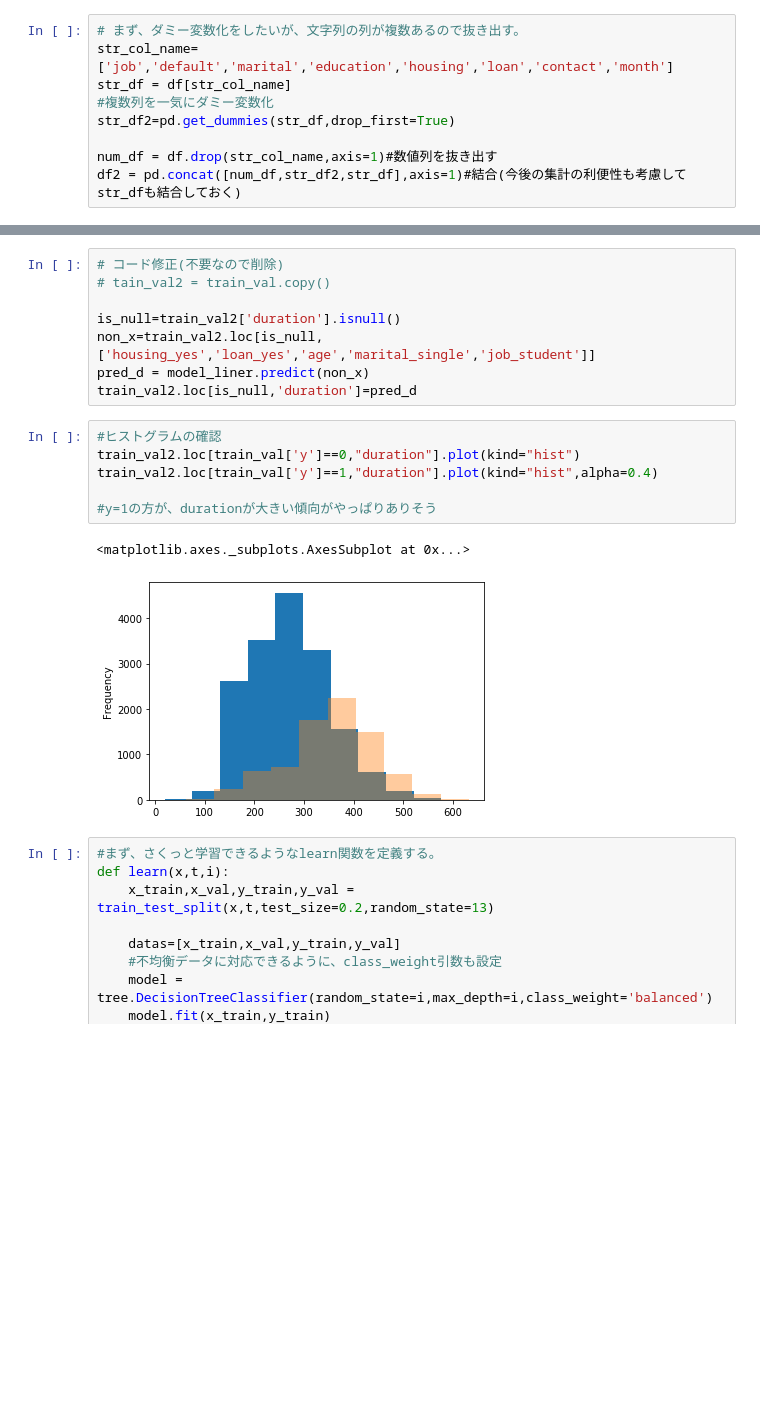
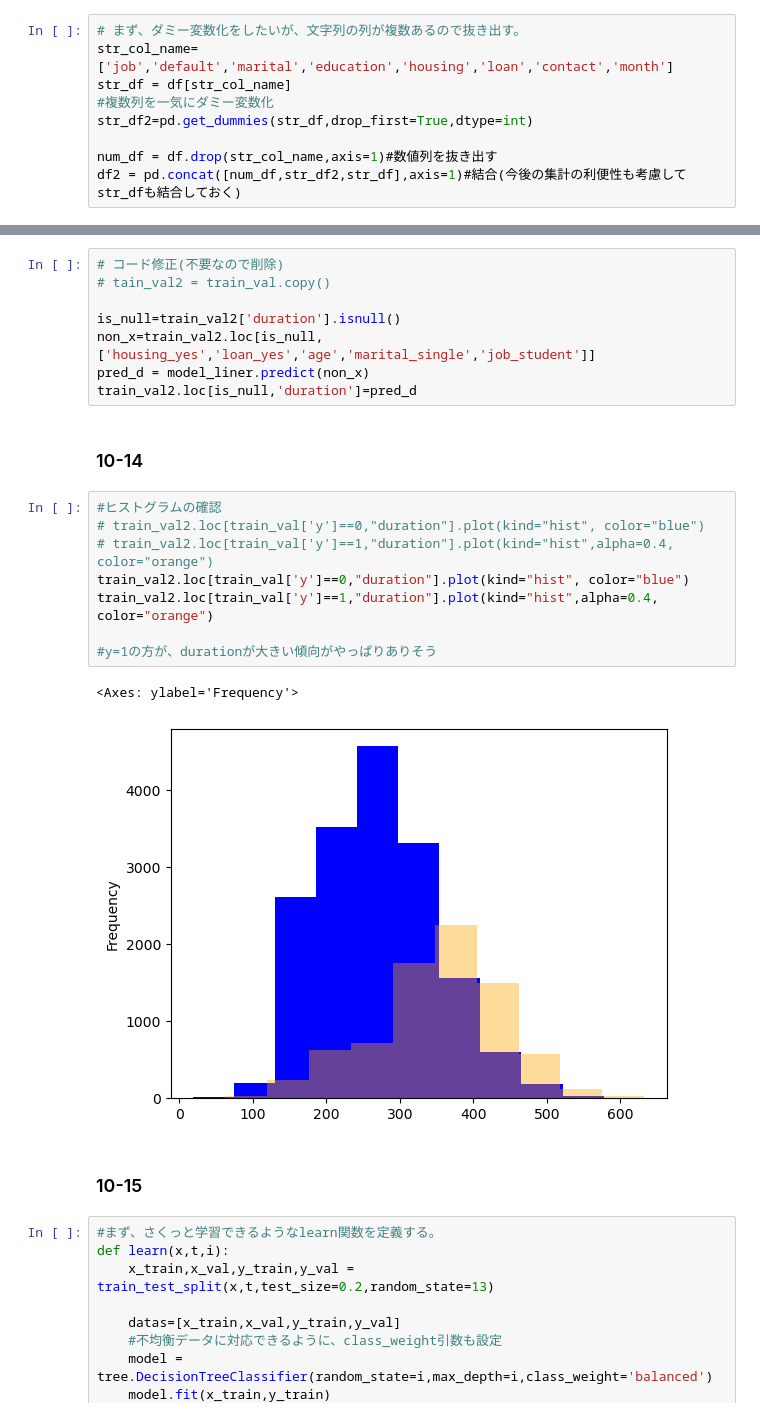
Before and after one commit to ahiru3test/aiai, a Jupyter notebook: notebook/sukkiri-ml-codes/ipynb/chap10a.ipynb, the cells around one changed output, grey strips where cells are left out. Drawn from its saved outputs; the diff is of its cells as text; blank space fills up the shorter version.

```diff
--- a/notebook/sukkiri-ml-codes/ipynb/chap10a.ipynb
+++ b/notebook/sukkiri-ml-codes/ipynb/chap10a.ipynb
@@ -396,7 +628,7 @@ df.head()
 str_col_name=['job','default','marital','education','housing','loan','contact','month']
 str_df = df[str_col_name]
 #複数列を一気にダミー変数化
-str_df2=pd.get_dummies(str_df,drop_first=True)
+str_df2=pd.get_dummies(str_df,drop_first=True,dtype=int)
 
 num_df = df.drop(str_col_name,axis=1)#数値列を抜き出す
 df2 = pd.concat([num_df,str_df2,str_df],axis=1)#結合(今後の集計の利便性も考慮してstr_dfも結合しておく)
@@ -520,15 +801,21 @@ is_null=train_val2['duration'].isnull()
 non_x=train_val2.loc[is_null,['housing_yes','loan_yes','age','marital_single','job_student']]
 pred_d = model_liner.predict(non_x)
 train_val2.loc[is_null,'duration']=pred_d
+# %% [markdown]
+### 10-14
 # %%
 #ヒストグラムの確認
-train_val2.loc[train_val['y']==0,"duration"].plot(kind="hist")
-train_val2.loc[train_val['y']==1,"duration"].plot(kind="hist",alpha=0.4)
+# train_val2.loc[train_val['y']==0,"duration"].plot(kind="hist", color="blue")
+# train_val2.loc[train_val['y']==1,"duration"].plot(kind="hist",alpha=0.4, color="orange")
+train_val2.loc[train_val['y']==0,"duration"].plot(kind="hist", color="blue")
+train_val2.loc[train_val['y']==1,"duration"].plot(kind="hist",alpha=0.4, color="orange")
 
 #y=1の方が、durationが大きい傾向がやっぱりありそう
 # %% [output]
-<matplotlib.axes._subplots.AxesSubplot at 0x...>
+<Axes: ylabel='Frequency'>
-[figure, old version]
+[figure, new version]
+# %% [markdown]
+### 10-15
 # %%
 #まず、さくっと学習できるようなlearn関数を定義する。
 def learn(x,t,i):
```
Also changed, not shown: parts of 68 cells of this notebook, 5 other files.
